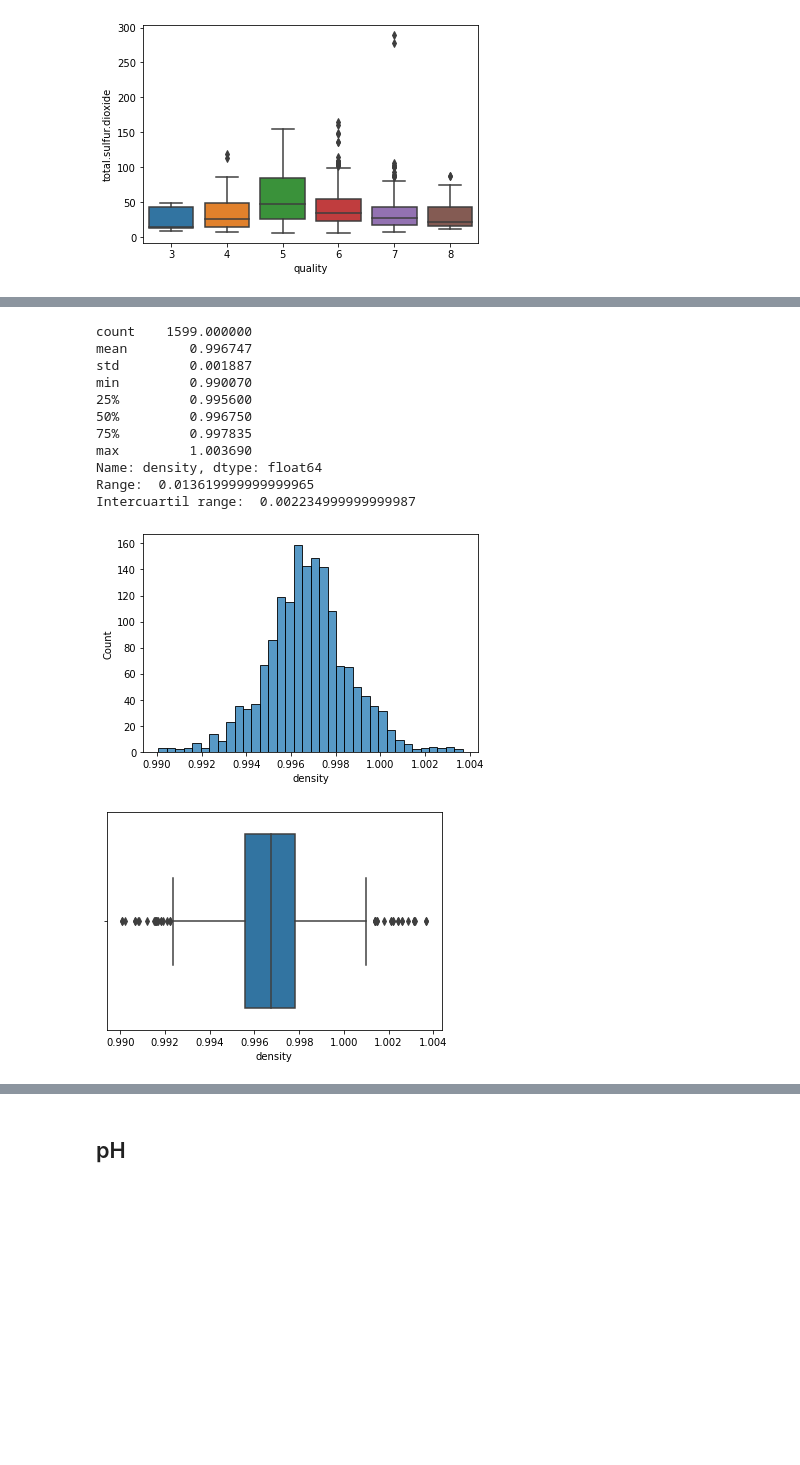
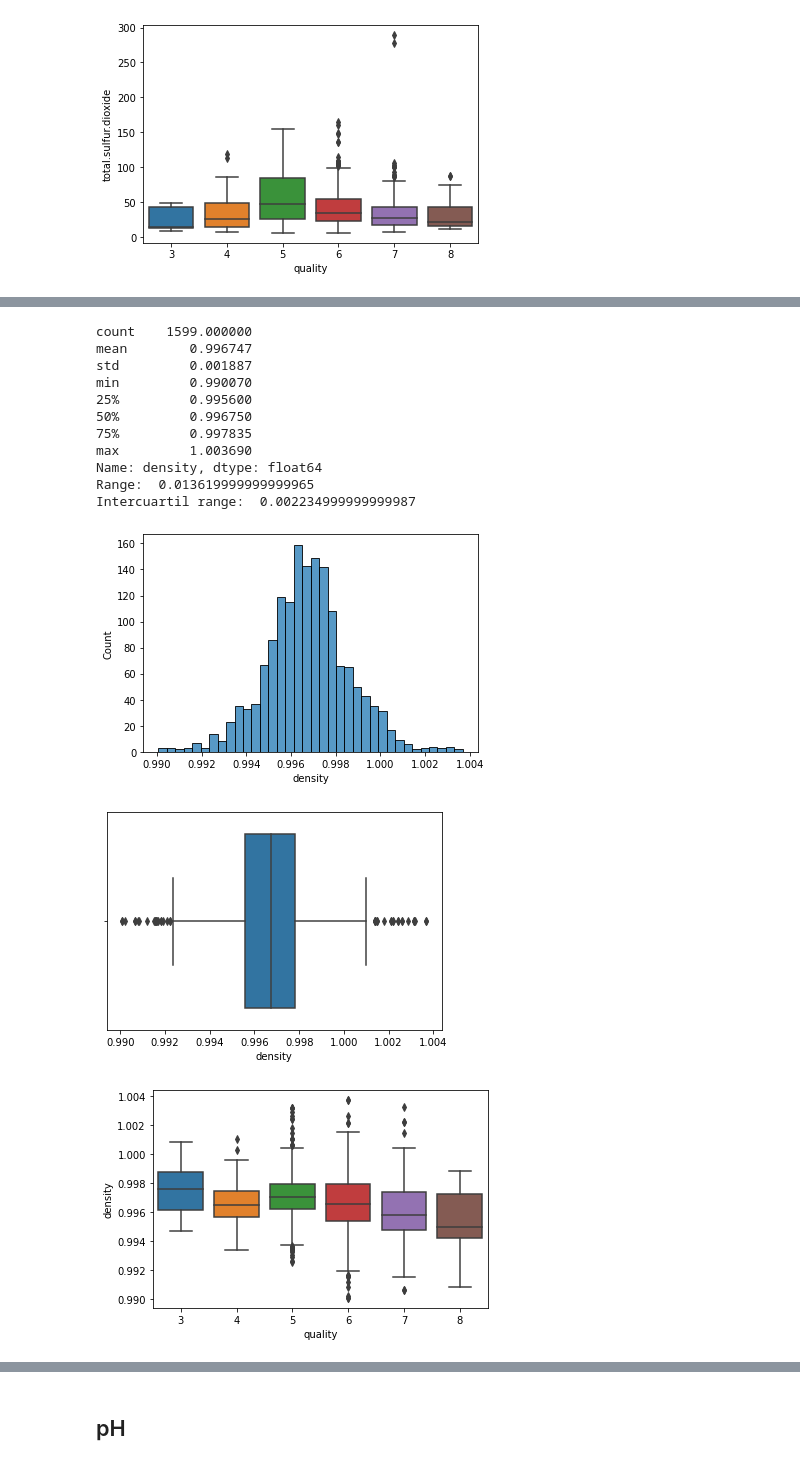
Before and after one commit to leo-hoet/explotaciondedatos, a Jupyter notebook: tp3.ipynb, the cells around one changed output, grey strips where cells are left out. Cells and saved outputs as stored; diff of their text form; code cells hidden in the pictures; blank space fills up the shorter version.

```diff
--- a/tp3.ipynb
+++ b/tp3.ipynb
@@ -246,24 +258,27 @@ Intercuartil range:  40.0
 # %%
 key = 'density'
 print(df[key].describe())
 [print(x) for x in pd.isnull(df[key]) if x]
 print("Range: ", max(df[key]) - min(df[key]))
 print("Intercuartil range: ", df[key].quantile(0.75) - df[key].quantile(0.25))
 sns.histplot(data=df,x=key)
 plt.show()
 sns.boxplot(data=df,x=key)
 plt.show()
+sns.boxplot(data=df,x='quality',y=key)
+plt.show()
 # %% [output]
 count    1599.000000
 mean        0.996747
 std         0.001887
 min         0.990070
 25%         0.995600
 50%         0.996750
 75%         0.997835
 max         1.003690
 Name: density, dtype: float64
 Range:  0.013619999999999965
 Intercuartil range:  0.002234999999999987
 [figure]
 [figure]
+[figure, added]
```
Also changed, not shown: parts of 20 cells of this notebook.
